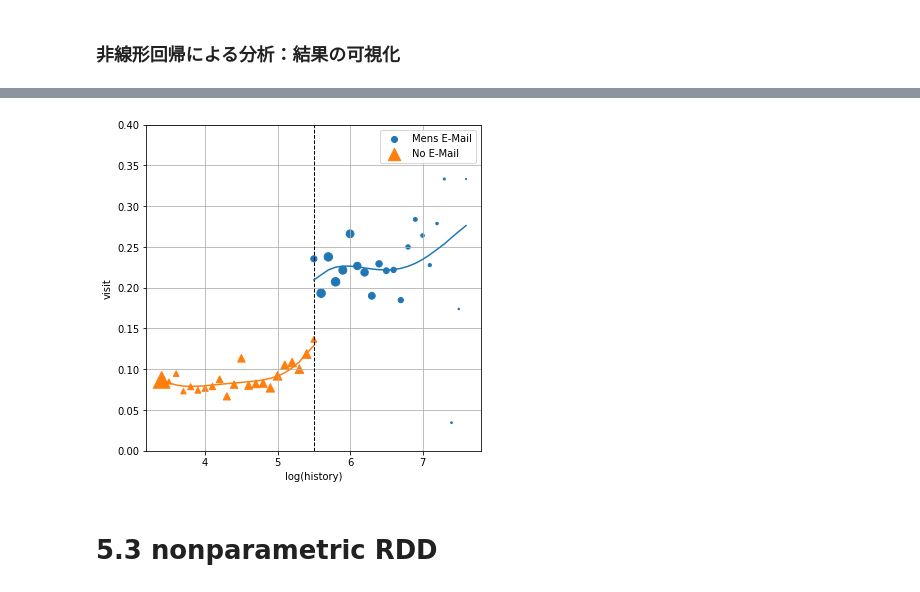
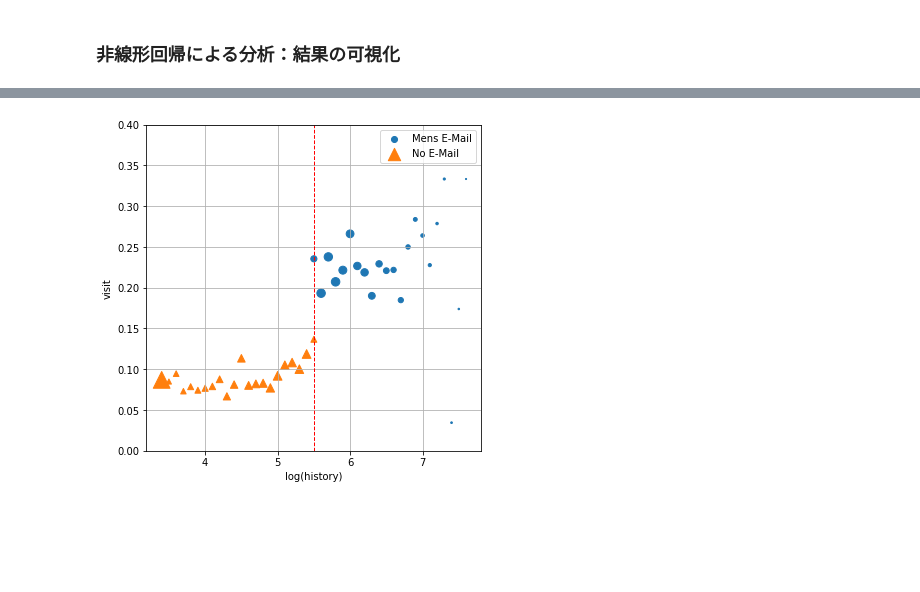
Before and after one commit to Kay-YOSHI/Causal-Inference, a Jupyter notebook: Ch5_RDD.ipynb, the cells around one changed output, grey strips where cells are left out. Cells and saved outputs as stored; diff of their text form; code cells hidden in the pictures; blank space fills up the shorter version.

Commit message:
nonparametric RDDを追加

```diff
--- a/Ch5_RDD.ipynb
+++ b/Ch5_RDD.ipynb
@@ -15,7 +16,9 @@ warnings.filterwarnings("ignore")
 ## 5.2.3 メールによる来訪率の増加効果を分析する
 # %%
 # データ読み込み
-email_data = pd.read_csv("http://www.minethatdata.com/Kevin_Hillstrom_MineThatData_E-MailAnalytics_DataMiningChallenge_2008.03.20.csv")
+email_data = pd.read_csv(
+    "http://www.minethatdata.com/Kevin_Hillstrom_MineThatData_E-MailAnalytics_DataMiningChallenge_2008.03.20.csv"
+)
 email_data.head()
 # %% [output]
 |  | recency | history_segment | history | mens | womens | zip_code | newbie | channel | segment | visit | ... |
@@ -232,2 +341,12 @@ print((reg_r.params[0] + reg_r.params[1] * 5.5 + reg_r.params[2] * (5.5 ** 2) +
 # %% [markdown]
 ### 非線形回帰による分析：結果の可視化
+# %%
+# 図作成用データ
+rdd_data_lr = pd.concat([rdd_data_l, rdd_data_r], axis=0)
+meanvisit = (
+    rdd_data_lr.groupby(["segment", "history_log_grp"])
+    .agg(N=("visit", "count"), visit=("visit", "mean"), pred=("pred", "mean"))
+    .reset_index()
+)
+meanvisit = meanvisit[meanvisit["N"] > 10]
+meanvisit.head()
@@ -243,6 +418,0 @@ rdd_data_lr.head()
-# %%
-# 図作成用データ
-rdd_data_lr = pd.concat([rdd_data_l, rdd_data_r], axis = 0)
-meanvisit = rdd_data_lr.groupby(["segment", "history_log_grp"]).agg(N = ("visit", "count"), visit = ("visit", "mean"), pred = ("pred", "mean")).reset_index()
-meanvisit = meanvisit[meanvisit["N"] > 10]
-meanvisit.head()
@@ -256,23 +419,26 @@ meanvisit.head()
 # %%
-# 描画
-fig, ax = plt.subplots(figsize = (6, 6))
-
-# 散布図
-ax.scatter(meanvisit[meanvisit["segment"] == "Mens E-Mail"]["history_log_grp"], meanvisit[meanvisit["segment"] == "Mens E-Mail"]["visit"], marker = "o", label = "Mens E-Mail", s = meanvisit[meanvisit["segment"] == "Mens E-Mail"]["N"] / 10)
-ax.scatter(meanvisit[meanvisit["segment"] == "No E-Mail"]["history_log_grp"], meanvisit[meanvisit["segment"] == "No E-Mail"]["visit"], marker = "^", label = "No E-Mail", s = meanvisit[meanvisit["segment"] == "No E-Mail"]["N"] / 10)
-
-# 回帰直線
-ax.plot(meanvisit[meanvisit["segment"] == "Mens E-Mail"]["history_log_grp"], meanvisit[meanvisit["segment"] == "Mens E-Mail"]["pred"]) # カットオフ値以上
-ax.plot(meanvisit[meanvisit["segment"] == "No E-Mail"]["history_log_grp"], meanvisit[meanvisit["segment"] == "No E-Mail"]["pred"])     # カットオフ値未満
-
-# その他
-ax.vlines(x = 5.5, ymin = 0, ymax = 0.4, linestyle = "--", linewidth = 1)
+# 可視化
+# ※history_logを0.1刻みで平均したもの
+fig, ax = plt.subplots(figsize=(6, 6))
+ax.scatter(
+    meanvisit[meanvisit["segment"] == "Mens E-Mail"]["history_log_grp"],
+    meanvisit[meanvisit["segment"] == "Mens E-Mail"]["visit"],
+    marker="o",
+    label="Mens E-Mail",
+    s=meanvisit[meanvisit["segment"] == "Mens E-Mail"]["N"] / 10,
+)
+ax.scatter(
+    meanvisit[meanvisit["segment"] == "No E-Mail"]["history_log_grp"],
+    meanvisit[meanvisit["segment"] == "No E-Mail"]["visit"],
+    marker="^",
+    label="No E-Mail",
+    s=meanvisit[meanvisit["segment"] == "No E-Mail"]["N"] / 10,
+)
+ax.vlines(x=5.5, color="r", ymin=0, ymax=0.4, linestyle="--", linewidth=1)
 ax.set_xlabel("log(history)")
 ax.set_ylabel("visit")
 ax.set_ylim(0, 0.4)
-ax.legend(loc = "best")
+ax.legend(loc="best")
 ax.grid(True)
 # %% [output]
-[figure, old version]
+[figure, new version]
-# %% [markdown]
-# 5.3 nonparametric RDD
```
Also changed, not shown: parts of 29 cells of this notebook.
